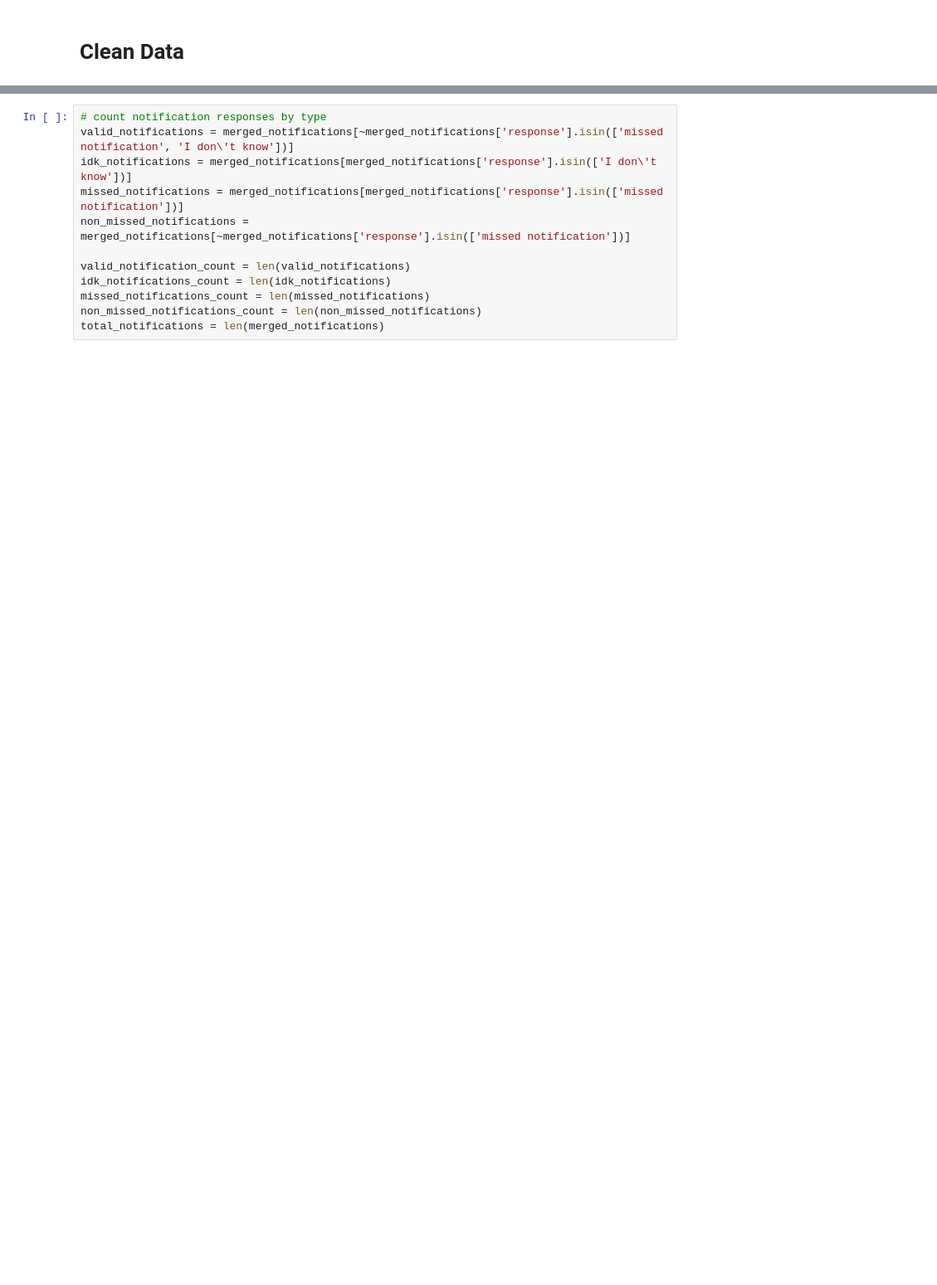
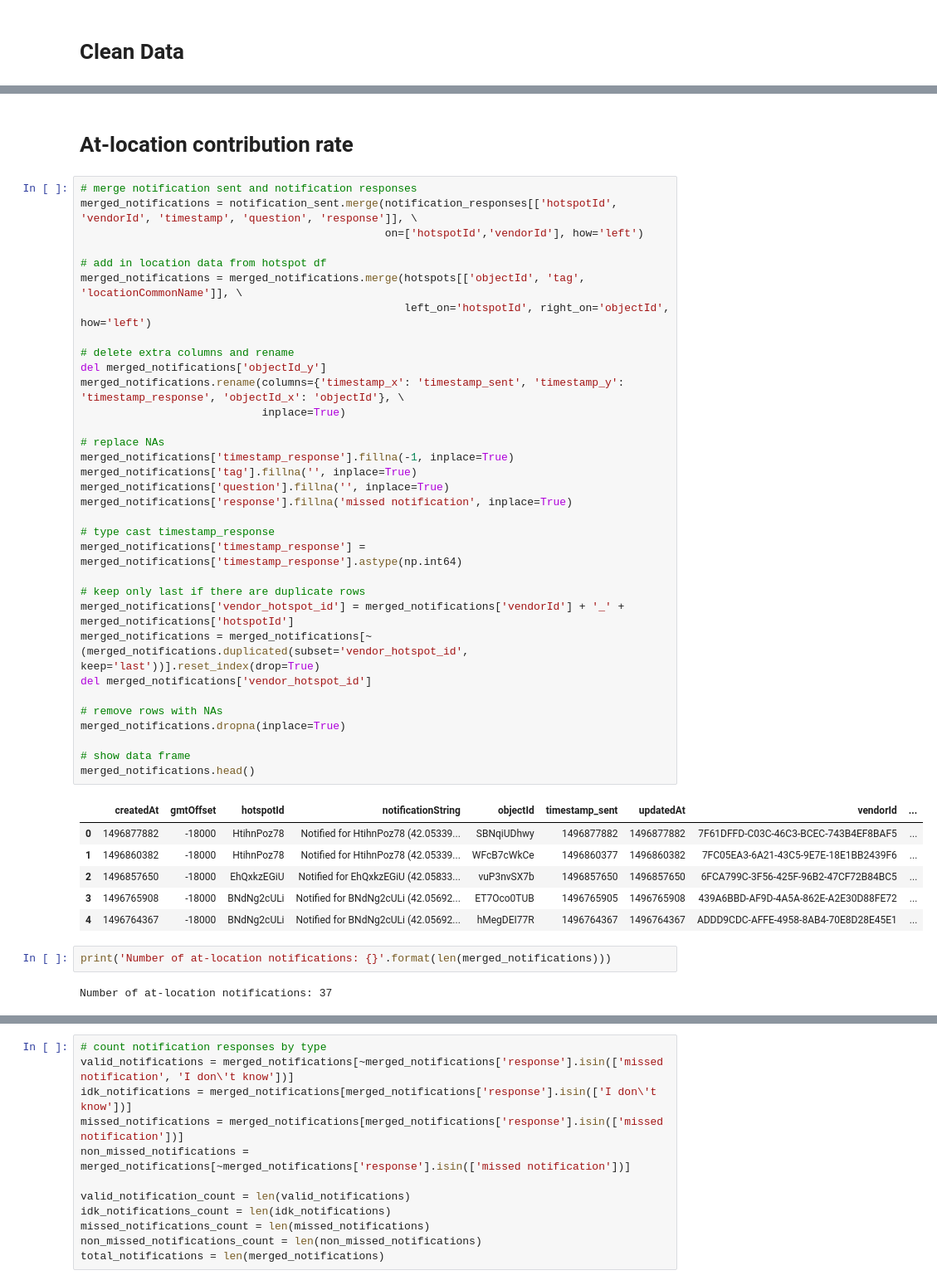
Before and after one commit to NUDelta/les-study-analysis, a Jupyter notebook: expand-exploit-study-analysis.ipynb, the cells around one changed output, grey strips where cells are left out. Shown at 83% size. Drawn from its saved outputs; the diff is of its cells as text; blank space fills up the shorter version.

```diff
--- a/expand-exploit-study-analysis.ipynb
+++ b/expand-exploit-study-analysis.ipynb
@@ -196,0 +465,46 @@ merged_notifications
+# %% [markdown]
+# At-location contribution rate
+# %%
+# merge notification sent and notification responses
+merged_notifications = notification_sent.merge(notification_responses[['hotspotId', 'vendorId', 'timestamp', 'question', 'response']], \
+                                               on=['hotspotId','vendorId'], how='left')
+
+# add in location data from hotspot df
+merged_notifications = merged_notifications.merge(hotspots[['objectId', 'tag', 'locationCommonName']], \
+                                                  left_on='hotspotId', right_on='objectId', how='left')
+
+# delete extra columns and rename
+del merged_notifications['objectId_y']
+merged_notifications.rename(columns={'timestamp_x': 'timestamp_sent', 'timestamp_y': 'timestamp_response', 'objectId_x': 'objectId'}, \
+                            inplace=True)
+
+# replace NAs
+merged_notifications['timestamp_response'].fillna(-1, inplace=True)
+merged_notifications['tag'].fillna('', inplace=True)
+merged_notifications['question'].fillna('', inplace=True)
+merged_notifications['response'].fillna('missed notification', inplace=True)
+
+# type cast timestamp_response
+merged_notifications['timestamp_response'] = merged_notifications['timestamp_response'].astype(np.int64)
+
+# keep only last if there are duplicate rows
+merged_notifications['vendor_hotspot_id'] = merged_notifications['vendorId'] + '_' + merged_notifications['hotspotId']
+merged_notifications = merged_notifications[~(merged_notifications.duplicated(subset='vendor_hotspot_id', keep='last'))].reset_index(drop=True)
+del merged_notifications['vendor_hotspot_id']
+
+# remove rows with NAs
+merged_notifications.dropna(inplace=True)
+
+# show data frame
+merged_notifications.head()
+# %% [output]
+|  | createdAt | gmtOffset | hotspotId | notificationString | objectId | timestamp_sent | updatedAt | vendorId | ... |
+| 0 | 1496877882 | -18000 | HtihnPoz78 | Notified for HtihnPoz78 (42.05339... | SBNqiUDhwy | 1496877882 | 1496877882 | 7F61DFFD-C03C-46C3-BCEC-743B4EF8BAF5 | ... |
+| 1 | 1496860382 | -18000 | HtihnPoz78 | Notified for HtihnPoz78 (42.05339... | WFcB7cWkCe | 1496860377 | 1496860382 | 7FC05EA3-6A21-43C5-9E7E-18E1BB2439F6 | ... |
+| 2 | 1496857650 | -18000 | EhQxkzEGiU | Notified for EhQxkzEGiU (42.05833... | vuP3nvSX7b | 1496857650 | 1496857650 | 6FCA799C-3F56-425F-96B2-47CF72B84BC5 | ... |
+| 3 | 1496765908 | -18000 | BNdNg2cULi | Notified for BNdNg2cULi (42.05692... | ET7Oco0TUB | 1496765905 | 1496765908 | 439A6BBD-AF9D-4A5A-862E-A2E30D88FE72 | ... |
+| 4 | 1496764367 | -18000 | BNdNg2cULi | Notified for BNdNg2cULi (42.05692... | hMegDEI77R | 1496764367 | 1496764367 | ADDD9CDC-AFFE-4958-8AB4-70E8D28E45E1 | ... |
+# %%
+print('Number of at-location notifications: {}'.format(len(merged_notifications)))
+# %% [output]
+Number of at-location notifications: 37
```
Also changed, not shown: parts of 100 cells of this notebook.
